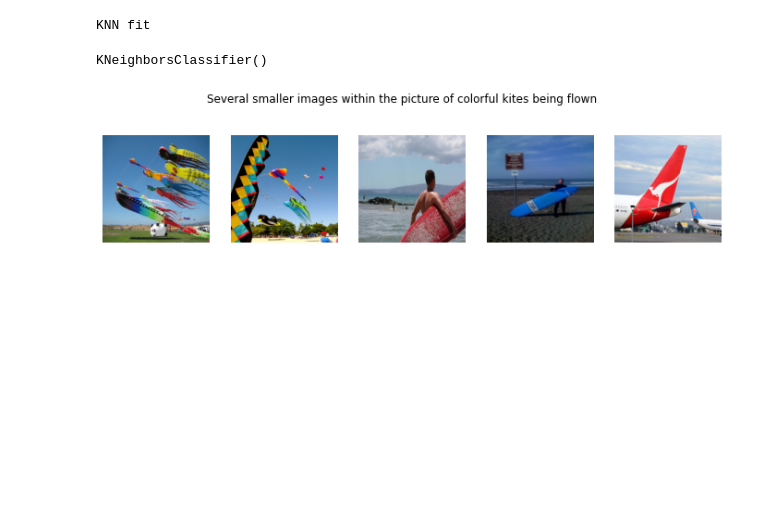
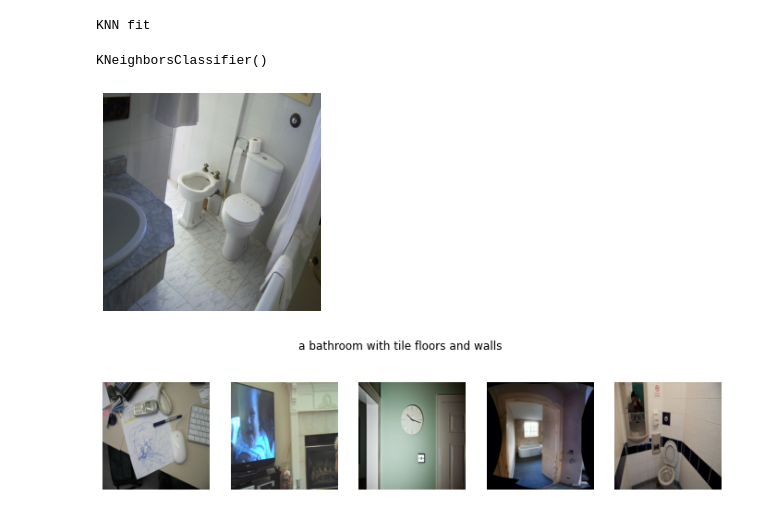
Before and after one commit to hichamelmuhandiz/MCV-M5-Team05, a Jupyter notebook: Week 5/task_b.ipynb, the cells around one changed output. Cells and saved outputs as stored; diff of their text form; code cells hidden in the pictures; blank space fills up the shorter version.

```diff
--- a/Week 5/task_b.ipynb
+++ b/Week 5/task_b.ipynb
@@ -658,12 +658,18 @@ distances, indices = knn.kneighbors(val_text_embeddings, return_distance = True)
 def show_query(idx_query):
     top_5_indices = indices[idx_query,:5]
     top_5_ims = []
+
+    (_, positive_im, _), _ = triplet_val_coco_dataset.get_item_original(idx_query)
+    plt.imshow(positive_im.permute(1,2,0).numpy())
+    plt.axis('off')
+    plt.show()
 
     for idx in top_5_indices:
         (_, positive_im, _), _ = triplet_val_coco_dataset.get_item_original(idx)
         top_5_ims.append(positive_im)
 
     (text, _, _), _ = triplet_val_coco_dataset.get_item_original(idx_query)
+
 
     plt.figure(figsize=(12,3))
     plt.suptitle(text)
@@ -673,6 +679,7 @@ def show_query(idx_query):
         plt.axis('off')
         plt.imshow(np.uint8(im.permute(1,2,0).cpu().numpy()*255))
 # %%
-show_query(6016)
+show_query(4502)
 # %% [output]
-[figure, old version]
+[figure, new version]
+[figure, added]
```
